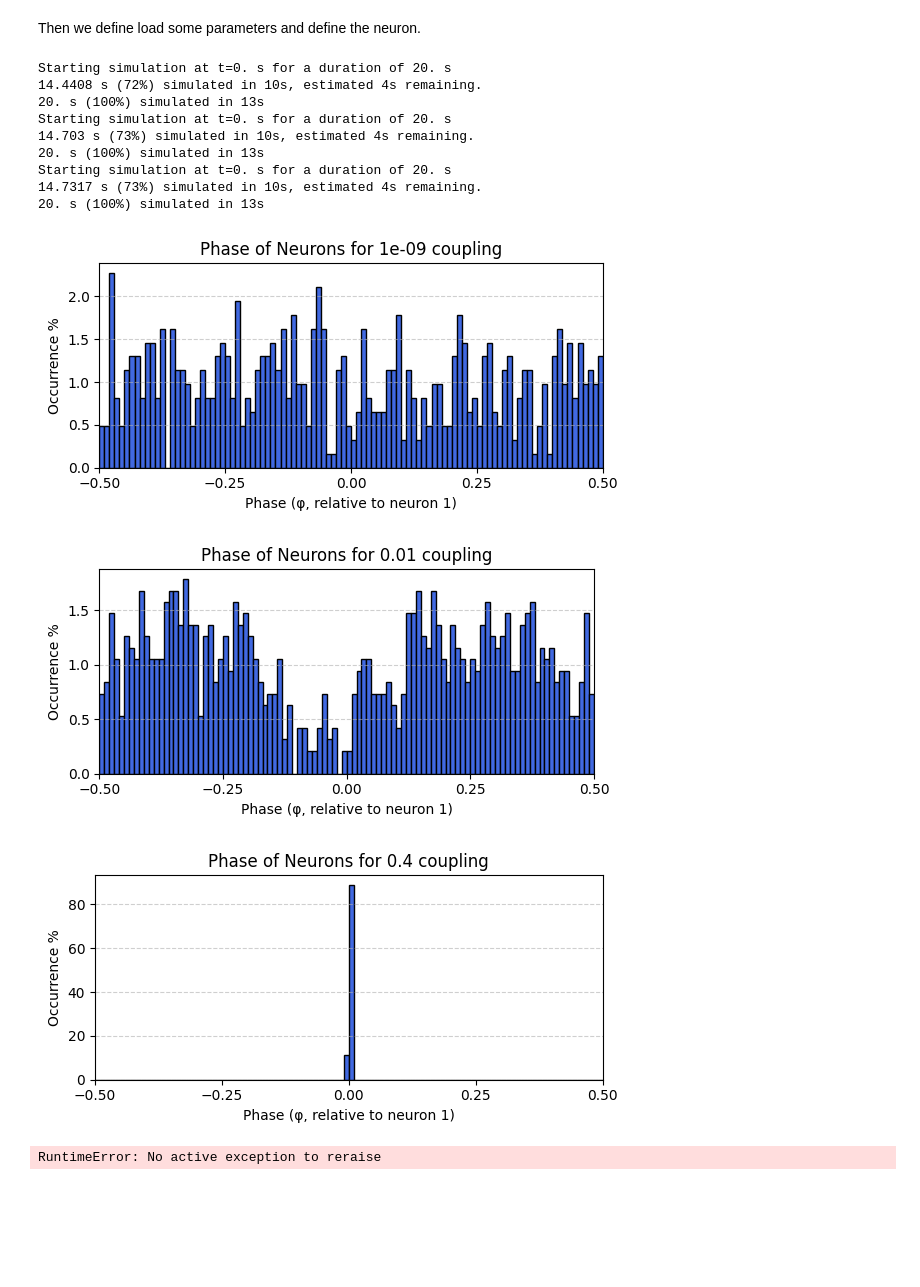
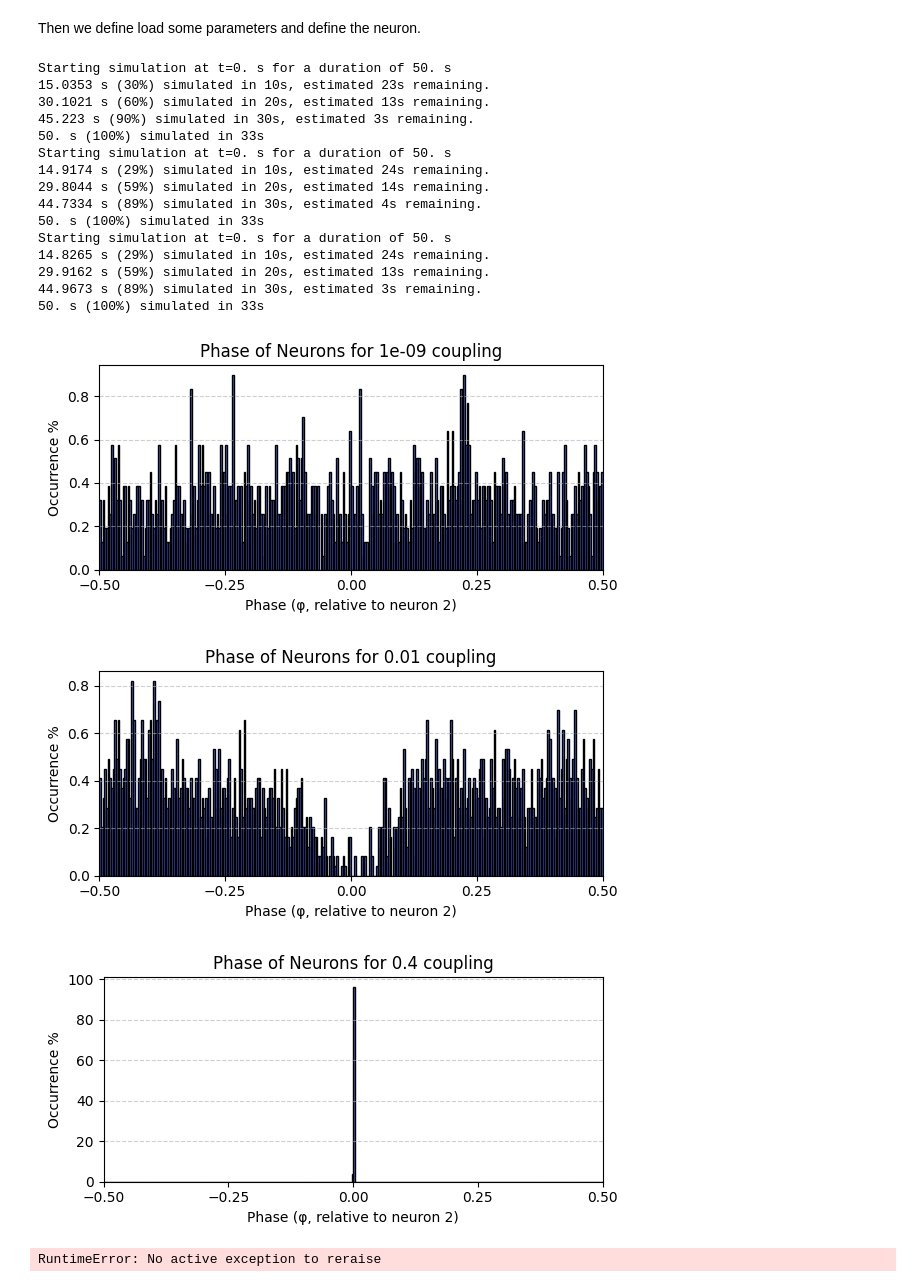
Before and after one commit to AtharvSuryawanshi/Desynchronizing-Neural-Circuits-using-gap-junctions, a Jupyter notebook: phase_histograms.ipynb, the cells around one changed output. Drawn from its saved outputs; the diff is of its cells as text; code cells hidden in the pictures; blank space fills up the shorter version.

Commit message:
phase hist final!!

```diff
--- a/phase_histograms.ipynb
+++ b/phase_histograms.ipynb
@@ -100,11 +100,11 @@ def phase_histogram(SpM, idx_ref, idx_target, bins=30, ax=None):
 # used for figure 3B
 np.random.seed(42)
 N = 5
-dur = 20*second
+dur = 50*second
 solver = 'heun'
 dt = 100*us
 couplings = [1e-9, 0.01, 0.4]
-noise_stdev = 3e-8
+noise_stdev = 2e-8
 # g_gap = ggap_hom
 spm_array = []
 for coupling in couplings:
@@ -115,24 +115,30 @@ for coupling in couplings:
                         dur=dur, σnoise=noise_stdev, solver=solver, dt=dt)
     spm_array.append(SpM1)
 # %% [output]
-Starting simulation at t=0. s for a duration of 20. s
-14.4408 s (72%) simulated in 10s, estimated 4s remaining.
-20. s (100%) simulated in 13s
-Starting simulation at t=0. s for a duration of 20. s
-14.703 s (73%) simulated in 10s, estimated 4s remaining.
-20. s (100%) simulated in 13s
-Starting simulation at t=0. s for a duration of 20. s
-14.7317 s (73%) simulated in 10s, estimated 4s remaining.
-20. s (100%) simulated in 13s
+Starting simulation at t=0. s for a duration of 50. s
+15.0353 s (30%) simulated in 10s, estimated 23s remaining.
+30.1021 s (60%) simulated in 20s, estimated 13s remaining.
+45.223 s (90%) simulated in 30s, estimated 3s remaining.
+50. s (100%) simulated in 33s
+Starting simulation at t=0. s for a duration of 50. s
+14.9174 s (29%) simulated in 10s, estimated 24s remaining.
+29.8044 s (59%) simulated in 20s, estimated 14s remaining.
+44.7334 s (89%) simulated in 30s, estimated 4s remaining.
+50. s (100%) simulated in 33s
+Starting simulation at t=0. s for a duration of 50. s
+14.8265 s (29%) simulated in 10s, estimated 24s remaining.
+29.9162 s (59%) simulated in 20s, estimated 13s remaining.
+44.9673 s (89%) simulated in 30s, estimated 3s remaining.
+50. s (100%) simulated in 33s
 # %%
 
 # Assuming SpM1 is your SpikeMonitor
 for SpM1, coupling in zip(spm_array, couplings):
-    phases = phase_histogram(SpM1, idx_ref=0, idx_target=4 ,bins = 100)
+    phases = phase_histogram(SpM1, idx_ref=1, idx_target=4 ,bins = 300)
 # %% [output]
-[figure, old version]
+[figure, new version]
-[figure, old version]
+[figure, new version]
-[figure, old version]
+[figure, new version]
 # %%
 raise
 # %% [output]
```
